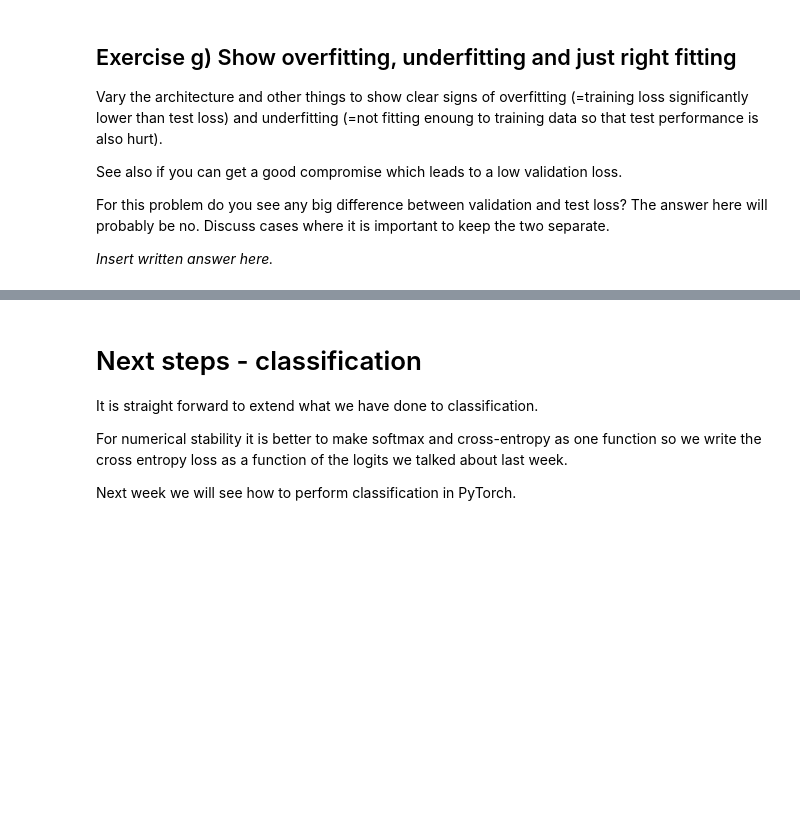
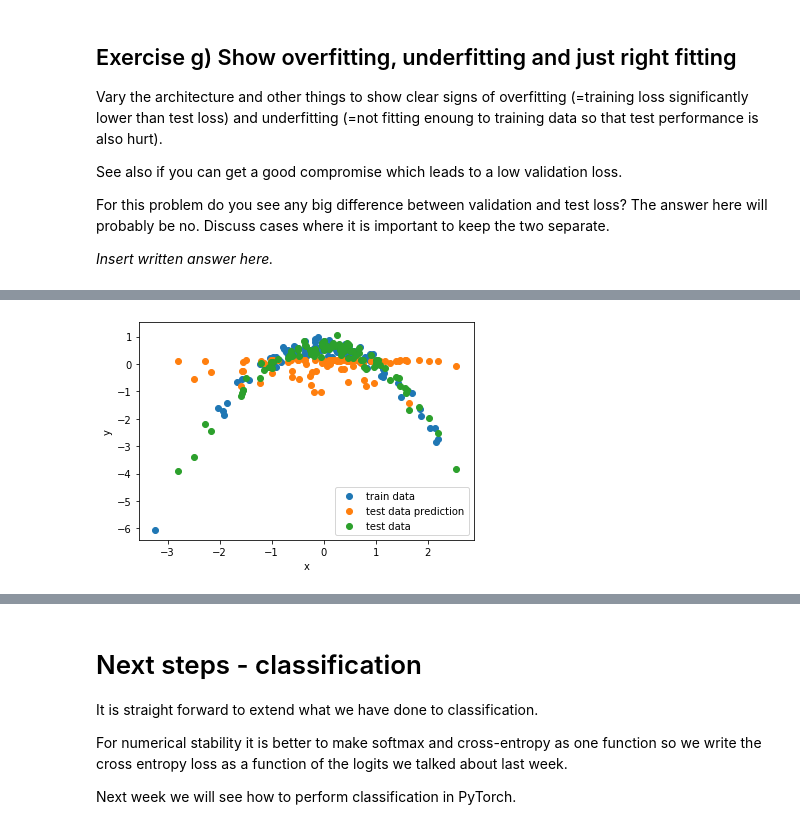
Before and after one commit to LukaAvbreht/02456-deep-learning-with-PyTorch, a Jupyter notebook: 2_Feedforward_NumPy/2.1-FNN-NumPy.ipynb, the cells around one changed output, grey strips where cells are left out. Saved outputs shown, nothing was run; the diff lists cells and outputs as text; code cells hidden in the pictures; blank space fills up the shorter version.

```diff
--- a/2_Feedforward_NumPy/2.1-FNN-NumPy.ipynb
+++ b/2_Feedforward_NumPy/2.1-FNN-NumPy.ipynb
@@ -866,0 +976,17 @@ _Insert written answer here._
+# %%
+if D1:
+    plt.scatter(x_train_3d[:,0], y_train_3d, label="train data");
+    plt.scatter(x_test_3d[:,0], units[-1], label="test prediction");
+    plt.scatter(x_test_3d[:,0], y_test_3d, label="test data");
+    plt.legend();
+    plt.xlabel("x");
+    plt.ylabel("y");
+else:
+    plt.scatter(x_train_3d[:,1], y_train_3d, label="train data");
+    plt.scatter(x_test_3d[:,1], units[-1], label="test data prediction");
+    plt.scatter(x_test_3d[:,1], y_test_3d, label="test data");
+    plt.legend();
+    plt.xlabel("x");
+    plt.ylabel("y");
+# %% [output]
+[figure, added]
```
Also changed, not shown: parts of 20 cells of this notebook.
